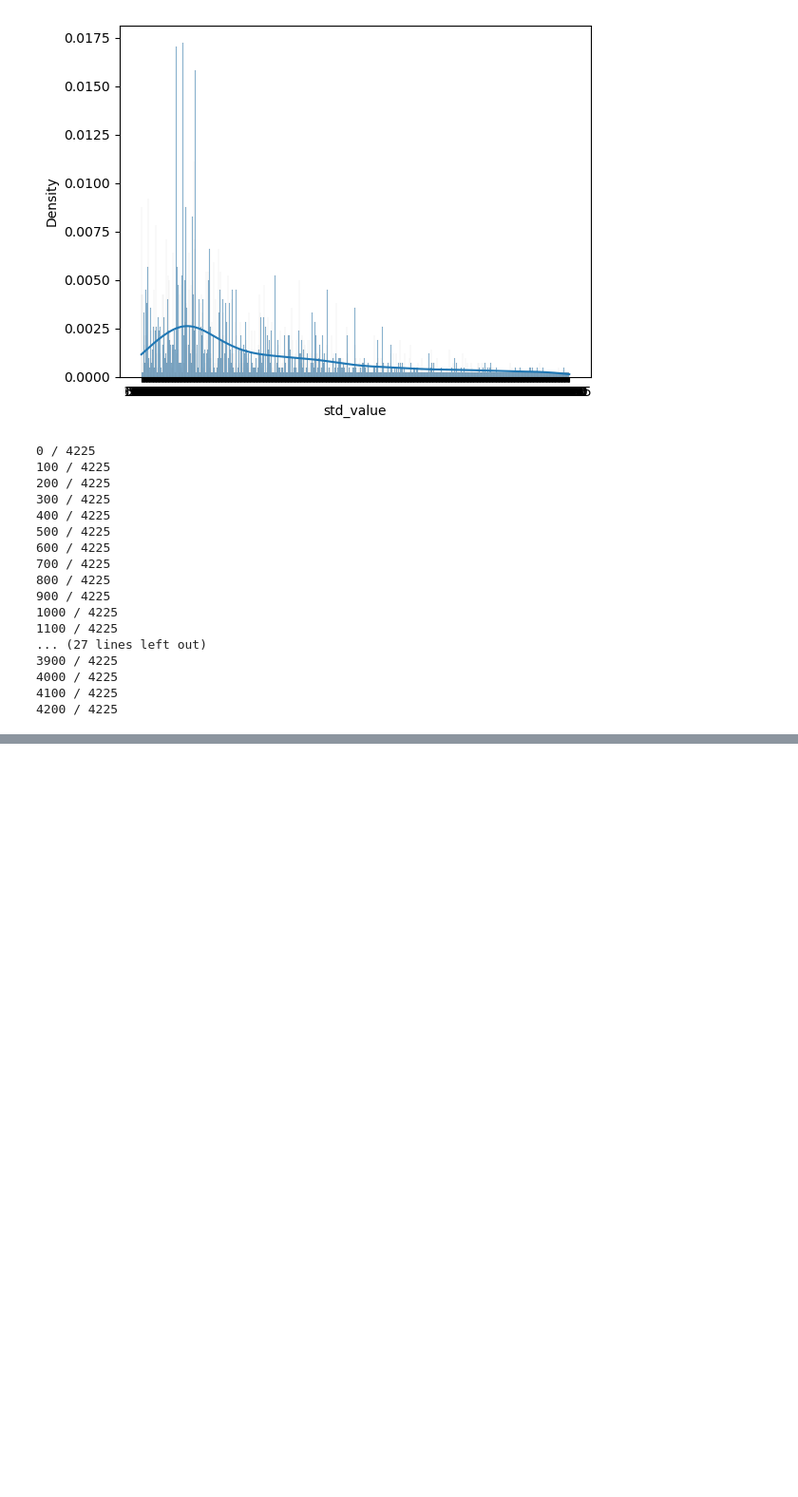
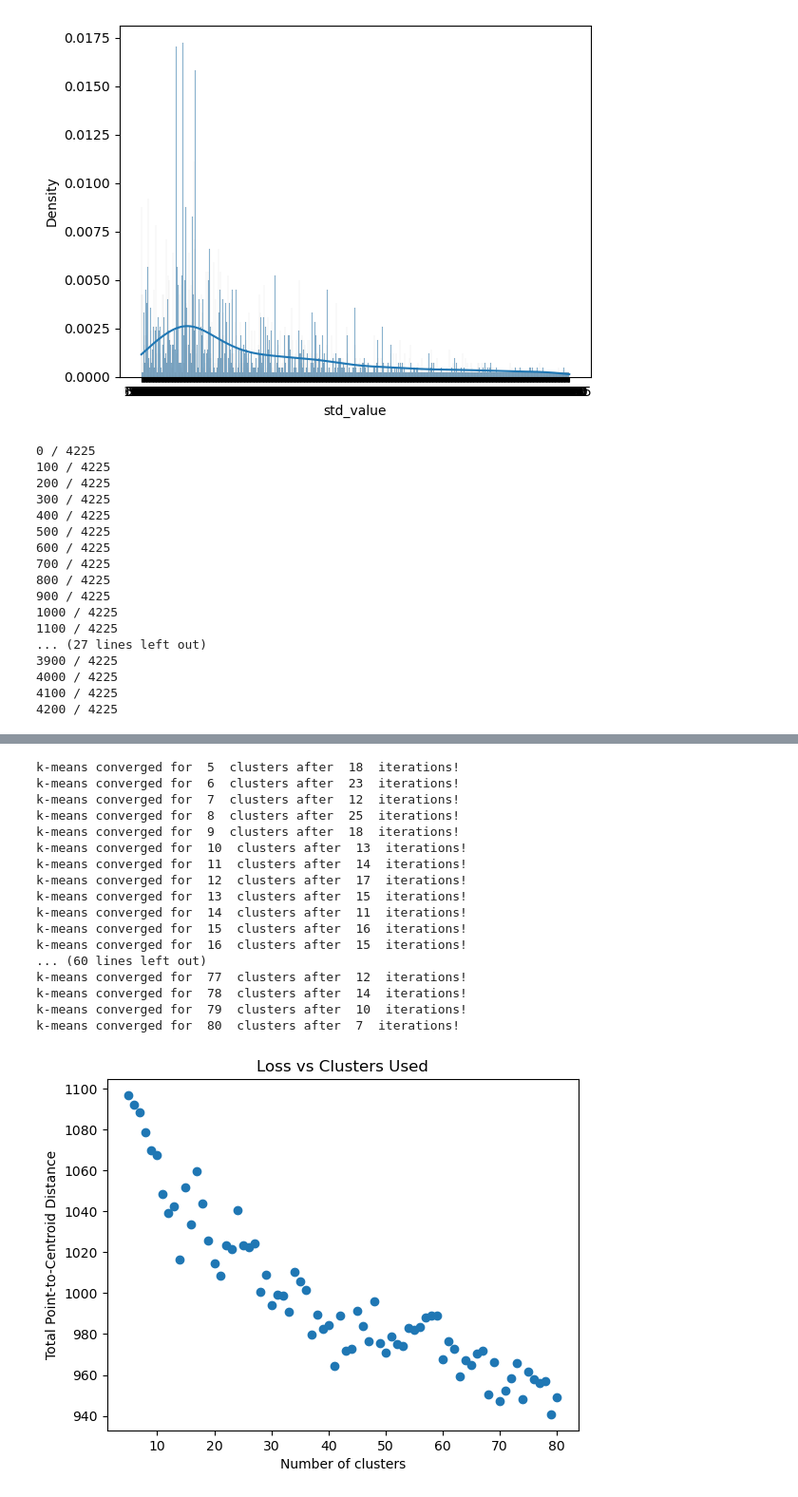
Before and after one commit to Limexcyan/Klastrowanie-publicznych-baz-zwi-zk-w, a Jupyter notebook: Mockup_clustering.ipynb, the cells around one changed output, grey strips where cells are left out. Shown: that part at 95% size. Cells and saved outputs as stored; diff of their text form; code cells hidden in the pictures; blank space fills up the shorter version.

```diff
--- a/Mockup_clustering.ipynb
+++ b/Mockup_clustering.ipynb
@@ -323,0 +380,46 @@ interactive(children=(IntSlider(value=0, description='cid', max=29), Text(value=
+# %%
+# Plot loss vs number of clusters
+def lossVsClusters(kmin, kmax, kstep, df):
+  kmax += 1  # include kmax-th cluster in range
+  kRange = range(kmin, kmax, kstep)
+  loss = np.zeros(len(kRange))
+  lossCtr = 0
+  feature_cols = df.columns.values
+  for kk in kRange:
+    data_process, centroids = kmeans(df, kk, feature_cols, 0)
+    loss[lossCtr] = np.sum(data_process['pt2centroid'])
+    lossCtr += 1
+  plt.scatter(kRange, loss)
+  plt.title('Loss vs Clusters Used')
+  plt.xlabel('Number of clusters')
+  plt.ylabel('Total Point-to-Centroid Distance')
+
+
+kmin = 5
+kmax = 80
+kstep = 1
+
+data2 = data.copy(deep=True)
+data2['centroid'] = k
+data2['pt2centroid'] = 2
+
+lossVsClusters(kmin, kmax, kstep, data2)
+# %% [output]
+k-means converged for  5  clusters after  18  iterations!
+k-means converged for  6  clusters after  23  iterations!
+k-means converged for  7  clusters after  12  iterations!
+k-means converged for  8  clusters after  25  iterations!
+k-means converged for  9  clusters after  18  iterations!
+k-means converged for  10  clusters after  13  iterations!
+k-means converged for  11  clusters after  14  iterations!
+k-means converged for  12  clusters after  17  iterations!
+k-means converged for  13  clusters after  15  iterations!
+k-means converged for  14  clusters after  11  iterations!
+k-means converged for  15  clusters after  16  iterations!
+k-means converged for  16  clusters after  15  iterations!
+... (60 lines left out)
+k-means converged for  77  clusters after  12  iterations!
+k-means converged for  78  clusters after  14  iterations!
+k-means converged for  79  clusters after  10  iterations!
+k-means converged for  80  clusters after  7  iterations!
+[figure, added]
```
Also changed, not shown: parts of 10 cells of this notebook.
